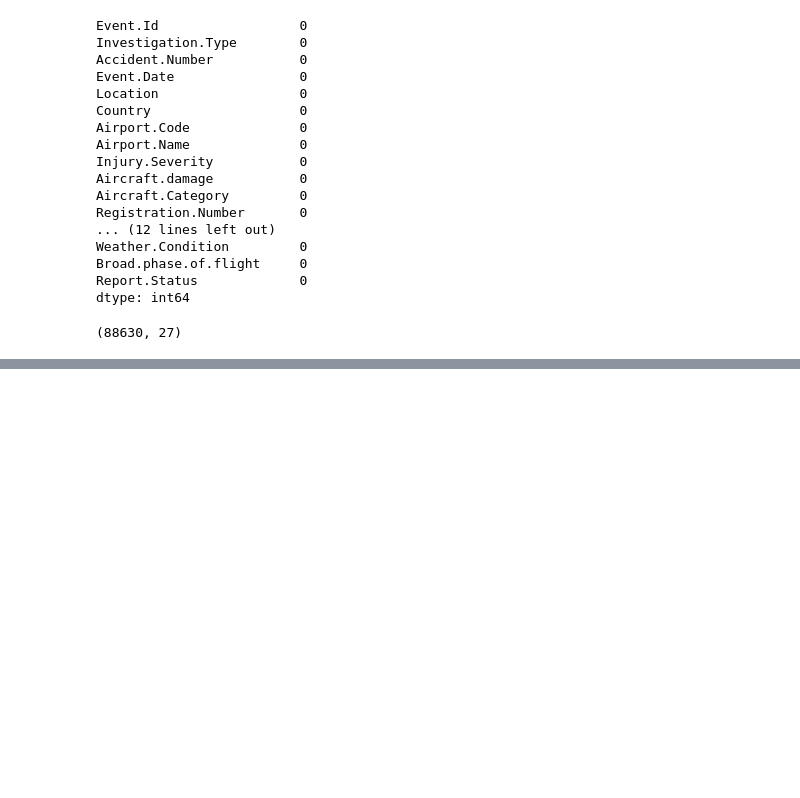
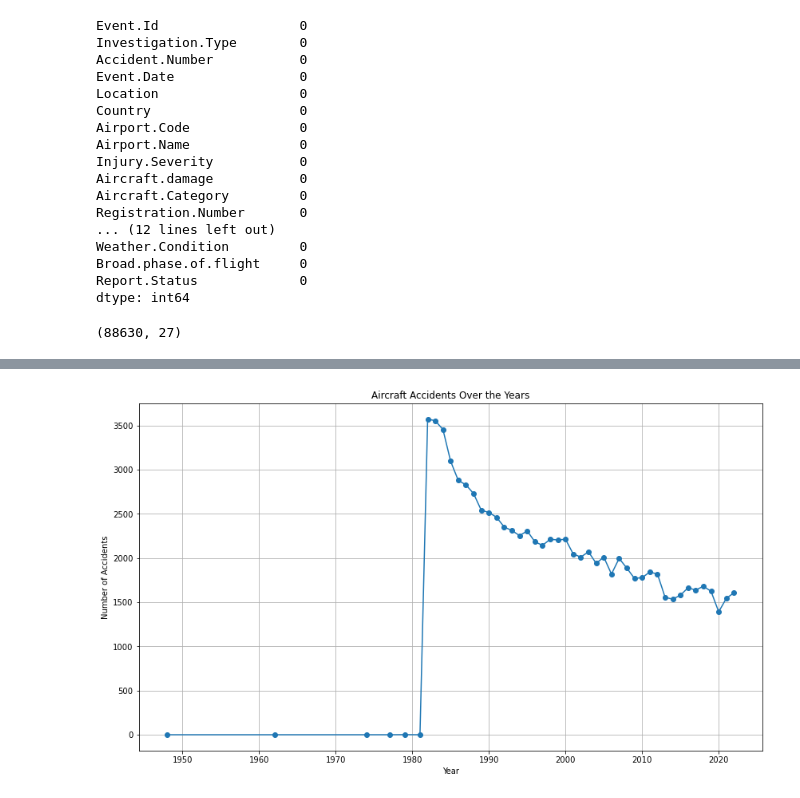
Before and after one commit to RaphaelMuthenya/DSF-P1-dawn-aviation-project, a Jupyter notebook: dawn_aviation_data_business_analysis.ipynb, the cells around one changed output, grey strips where cells are left out. Cells and saved outputs as stored; diff of their text form; code cells hidden in the pictures; blank space fills up the shorter version.

Commit message:
Added a new csv file with cleaned data and did some data visualization

```diff
--- a/dawn_aviation_data_business_analysis.ipynb
+++ b/dawn_aviation_data_business_analysis.ipynb
@@ -265,2 +267,2 @@ Now our "Make" column makes sense.
 # %%
-aviation_data["Report.Status"]
+aviation_data["Report.Status"]=aviation_data["Report.Status"].fillna("Not Specified")
@@ -319,5 +310,6 @@ Name: Aircraft.Category, dtype: int64
 # %%
 aviation_data["Aircraft.Category"]= aviation_data["Aircraft.Category"].fillna(aviation_data["Aircraft.Category"].mode()[0])
+aviation_data["Aircraft.Category"] = aviation_data["Aircraft.Category"].replace({"UNK": "Unknown","ULTR":"Ultralight"})
 # %%
 aviation_data["Aircraft.Category"].value_counts()
 # %% [output]
@@ -607,0 +498,5 @@ dtype: int64
+# %%
+# Accident counts over the years
+aviation_data["Event.Date"]=pd.to_datetime(aviation_data["Event.Date"])
+aviation_data["Year"]=aviation_data["Event.Date"].dt.year
+incidences_over_years=aviation_data["Year"].value_counts().sort_index()
@@ -607,0 +523,12 @@ dtype: int64
+# %%
+plt.figure(figsize=(14,8))
+plt.plot(incidences_over_years.index,incidences_over_years.values,marker='o',linestyle='-')
+
+plt.title("Aircraft Accidents Over the Years")
+plt.xlabel("Year")
+plt.ylabel("Number of Accidents")
+plt.grid(True)
+
+plt.show()
+# %% [output]
+[figure, added]
```
Also changed, not shown: parts of 52 cells of this notebook, 1 other file.
